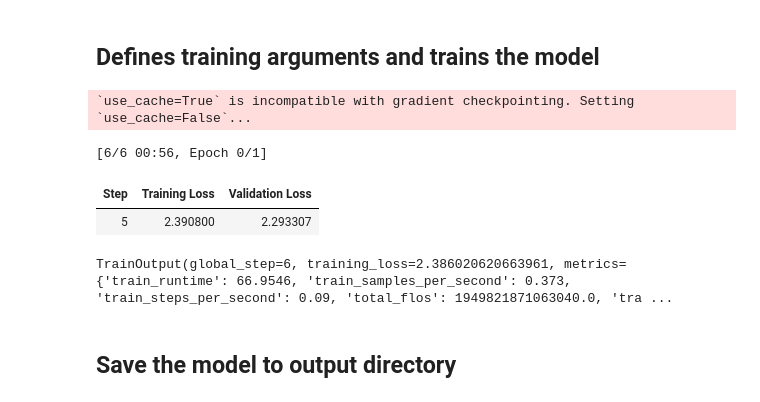
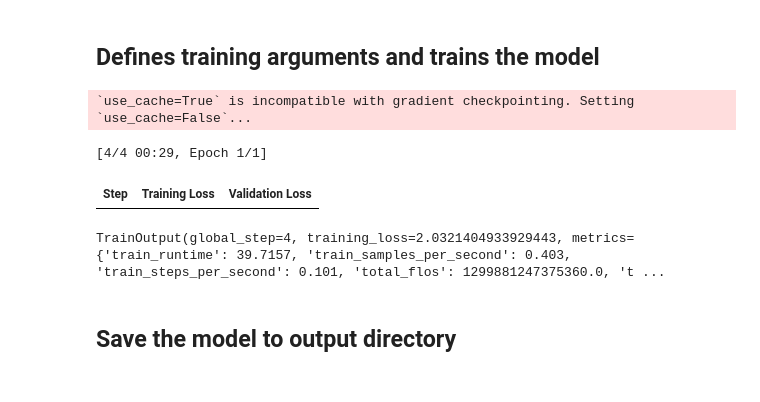
Before and after one commit to kwameandre/finetuning_llama2, a Jupyter notebook: llama-recipes/quickstart.ipynb, the cells around one changed output. Cells and saved outputs as stored; diff of their text form; code cells hidden in the pictures.

Commit message:
added validation set

```diff
--- a/llama-recipes/quickstart.ipynb
+++ b/llama-recipes/quickstart.ipynb
@@ -138,8 +138,9 @@ model = AutoModelForCausalLM.from_pretrained(
 #add testset and rename current test set to validation set
 
 #edit file path to your unique dataset
-dataset = load_dataset('csv', data_files='archive/train_40k.csv',split = 'train')
-testset = load_dataset('csv', data_files='archive/val_10k.csv',split = 'train')
+dataset = load_dataset('csv', data_files='samsum-data/samsum-train.csv',split = 'train')
+valset = load_dataset('csv', data_files='samsum-data/samsum-validation.csv',split = 'train')
+testset = load_dataset('csv', data_files='samsum-data/samsum-test.csv',split = 'train')
 
 sample_fraction = 0.01
 
@@ -147,25 +148,27 @@ num_samples = int(len(dataset) * sample_fraction)
 
 # Sample 1/10 of the data randomly
 dataset = dataset.shuffle(seed=42).select(list(range(num_samples)))
+valset = valset.shuffle(seed=42).select(list(range(num_samples)))
 testset = testset.shuffle(seed=42).select(list(range(num_samples)))
 
 #Edit the prompt to tell the model what to do
 prompt = (
-    f"Guess the score based on the text:\n{{text}}\n---\nScore:\n{{score}}{{eos_token}}"
-    #f"Summarize this dialog:\n{{dialog}}\n---\nSummary:\n{{summary}}{{eos_token}}"
+    #f"Guess the score based on the text:\n{{text}}\n---\nScore:\n{{score}}{{eos_token}}"
+    f"Summarize this dialog:\n{{dialog}}\n---\nSummary:\n{{summary}}{{eos_token}}"
 )
 
 #edit the variables in prompt.format to match your data: essentially what you what the model to read
 def apply_prompt_template(sample):
     return {
         "text": prompt.format(
-            text = sample["Text"],
-            score = sample["Score"],
+            dialog = sample["dialogue"],
+            summary = sample["summary"],
             eos_token=tokenizer.eos_token,
         )
     }
 
 dataset = dataset.map(apply_prompt_template, remove_columns=list(dataset.features))
+valset = valset.map(apply_prompt_template, remove_columns=list(valset.features))
 testset = testset.map(apply_prompt_template, remove_columns=list(testset.features))
 
 dataset = dataset.map(
@@ -173,12 +176,19 @@ dataset = dataset.map(
     batched=True,
     remove_columns=list(dataset.features), #dataset['train'].features
 ).map(Concatenator(), batched=True)
+valset = valset.map(
+    lambda sample: tokenizer(sample["text"]),
+    batched=True,
+    remove_columns=list(valset.features), #dataset['train'].features
+).map(Concatenator(), batched=True)
 testset = testset.map(
     lambda sample: tokenizer(sample["text"]),
     batched=True,
     remove_columns=list(testset.features), #dataset['train'].features
 ).map(Concatenator(), batched=True)
 
+
 train_dataset = dataset
+val_dataset = valset
 test_dataset = testset
 # %% [output]
@@ -335,37 +341,36 @@ training_args = TrainingArguments(
     output_dir=output_dir,
     overwrite_output_dir=True,
     bf16=True,
     logging_dir=f"{output_dir}/logs",
     logging_strategy="steps",
     evaluation_strategy="steps",
     logging_steps=5,  # 10
     save_strategy="no",
     optim="adamw_torch_fused",
     auto_find_batch_size = True,
     max_steps=total_steps if enable_profiler else -1,
     **{k:v for k,v in config.items() if k != 'lora_config'},
     remove_unused_columns=False
 )
 
 with profiler:
     # Create Trainer instance
     trainer = Trainer(
         model=model,
         args=training_args,
         train_dataset=train_dataset,
-        eval_dataset=test_dataset,
+        eval_dataset=val_dataset,
         data_collator=default_data_collator,
         callbacks=[profiler_callback] if enable_profiler else [],
     )
 
 # Start training
 trainer.train()
 # %% [output]
 `use_cache=True` is incompatible with gradient checkpointing. Setting `use_cache=False`...
-[6/6 00:56, Epoch 0/1]
+[4/4 00:29, Epoch 1/1]
 | Step | Training Loss | Validation Loss |
-| 5 | 2.390800 | 2.293307 |
-TrainOutput(global_step=6, training_loss=2.386020620663961, metrics={'train_runtime': 66.9546, 'train_samples_per_second': 0.373, 'train_steps_per_second': 0.09, 'total_flos': 1949821871063040.0, 'tra ...
+TrainOutput(global_step=4, training_loss=2.0321404933929443, metrics={'train_runtime': 39.7157, 'train_samples_per_second': 0.403, 'train_steps_per_second': 0.101, 'total_flos': 1299881247375360.0, 't ...
 # %% [markdown]
 ## Save the model to output directory
 # %%
```
Also changed, not shown: parts of 5 cells of this notebook.
